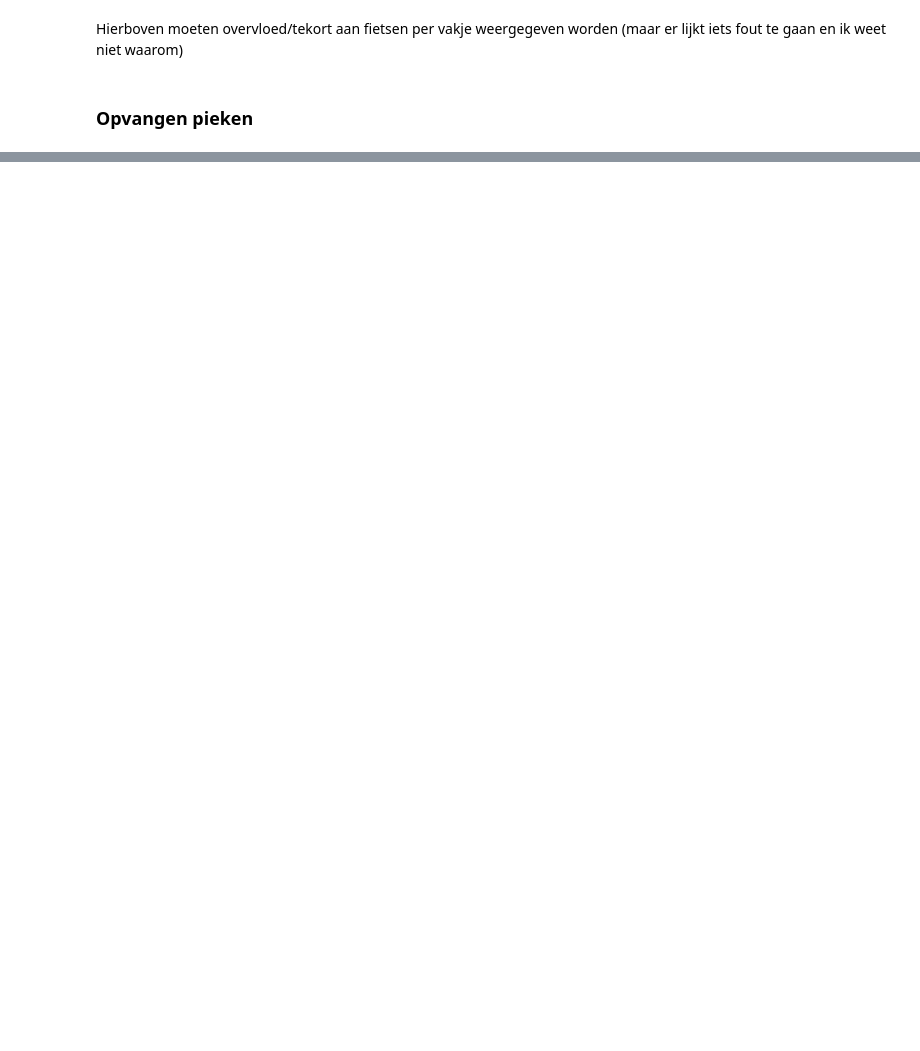
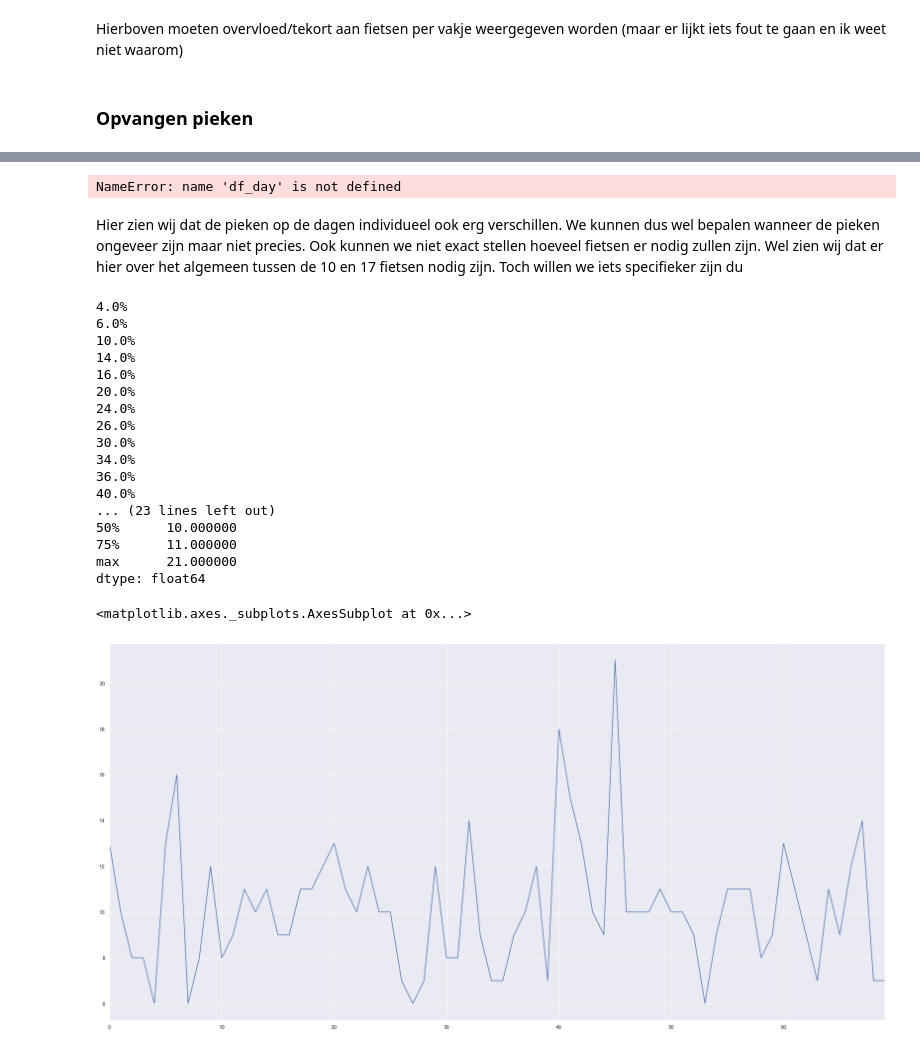
Before and after one commit to LucasVanWijk/Distributed-Processing-1, a Jupyter notebook: assignment_1/extended_analysis lucas.ipynb, the cells around one changed output, grey strips where cells are left out. Cells and saved outputs as stored; diff of their text form; code cells hidden in the pictures; blank space fills up the shorter version.

```diff
--- a/assignment_1/extended_analysis lucas.ipynb
+++ b/assignment_1/extended_analysis lucas.ipynb
@@ -93,7 +87,7 @@ df.head()
 ## Grouperen op dag en optellen voor totaal aantal verhuurd per dag
 Ook een kolom met dag, maand en weekdag worden toegevoegd
 # %%
-day_count = df.date.groupby(df.date.dt.floor('d')).count()
+day_count = df['date'].groupby(df['date'].dt.floor('d')).count()
 df_day = pd.DataFrame([day_count.index,day_count.values]).T
 df_day.columns = ['date', 'count']
 df_day.date = pd.to_datetime(df_day.date)
@@ -799,0 +552,57 @@ ValueError: ('Unknown string format:', 'date')
+# %%
+ten_days_most_rentals = df_day.sort_values('count',ascending=False)
+ten_days_most_rentals = ten_days_most_rentals.head(10)
+dates_of_ten_most_rentals = list(ten_days_most_rentals['date'])
+
+for date in dates_of_ten_most_rentals:
+    current_date = occupation_df.loc[occupation_df['start_date'] == pd.to_datetime(date)]
+    ussage = calc_ussage(current_date['start_time'],current_date['end_time'])
+    plot_ussage("number {} most rentals {}".format(dates_of_ten_most_rentals.index(date) + 1, date),ussage)
+# %% [output]
+NameError: name 'df_day' is not defined
+# %% [markdown]
+Hier zien wij dat de pieken op de dagen individueel ook erg verschillen. We kunnen dus wel bepalen wanneer de pieken ongeveer zijn maar niet precies. Ook kunnen we niet exact stellen hoeveel fietsen er nodig zullen zijn. Wel zien wij dat er hier over het algemeen tussen de 10 en 17 fietsen nodig zijn. Toch willen we iets specifieker zijn du
+# %%
+def get_max_same_time_occ_for_list_days(days):
+    #Loops over all the workdays in the last three months
+    #checks how many bikes are rented at the same time and adds the higest amount over the day to a list
+    i = 0
+    presentage_shown = []
+    max_occupation_per_day = []
+    for date in days:
+        current_day = workdays.loc[workdays['start_date'] == pd.to_datetime(date)]
+        ussage = calc_ussage(current_day['start_time'],current_day['end_time'])
+        max_occupation_per_day.append(ussage.max())
+
+        i += 1
+        presentage_done =  round((i / len(days) *100), 0)
+        if presentage_done not in presentage_shown and presentage_done % 5 == 0:
+            print(str(presentage_done) + "%")
+            presentage_shown.append(presentage_done)
+
+    return max_occupation_per_day
+
+days = workdays_last_three_months['start_date'].unique()
+max_occupation_per_day = pd.Series(np.array(get_max_same_time_occ_for_list_days(days)))
+print(max_occupation_per_day.describe())
+max_occupation_per_day.plot(figsize=(30,15))
+# %% [output]
+4.0%
+6.0%
+10.0%
+14.0%
+16.0%
+20.0%
+24.0%
+26.0%
+30.0%
+34.0%
+36.0%
+40.0%
+... (23 lines left out)
+50%      10.000000
+75%      11.000000
+max      21.000000
+dtype: float64
+<matplotlib.axes._subplots.AxesSubplot at 0x...>
+[figure, added]
```
Also changed, not shown: parts of 40 cells of this notebook.
